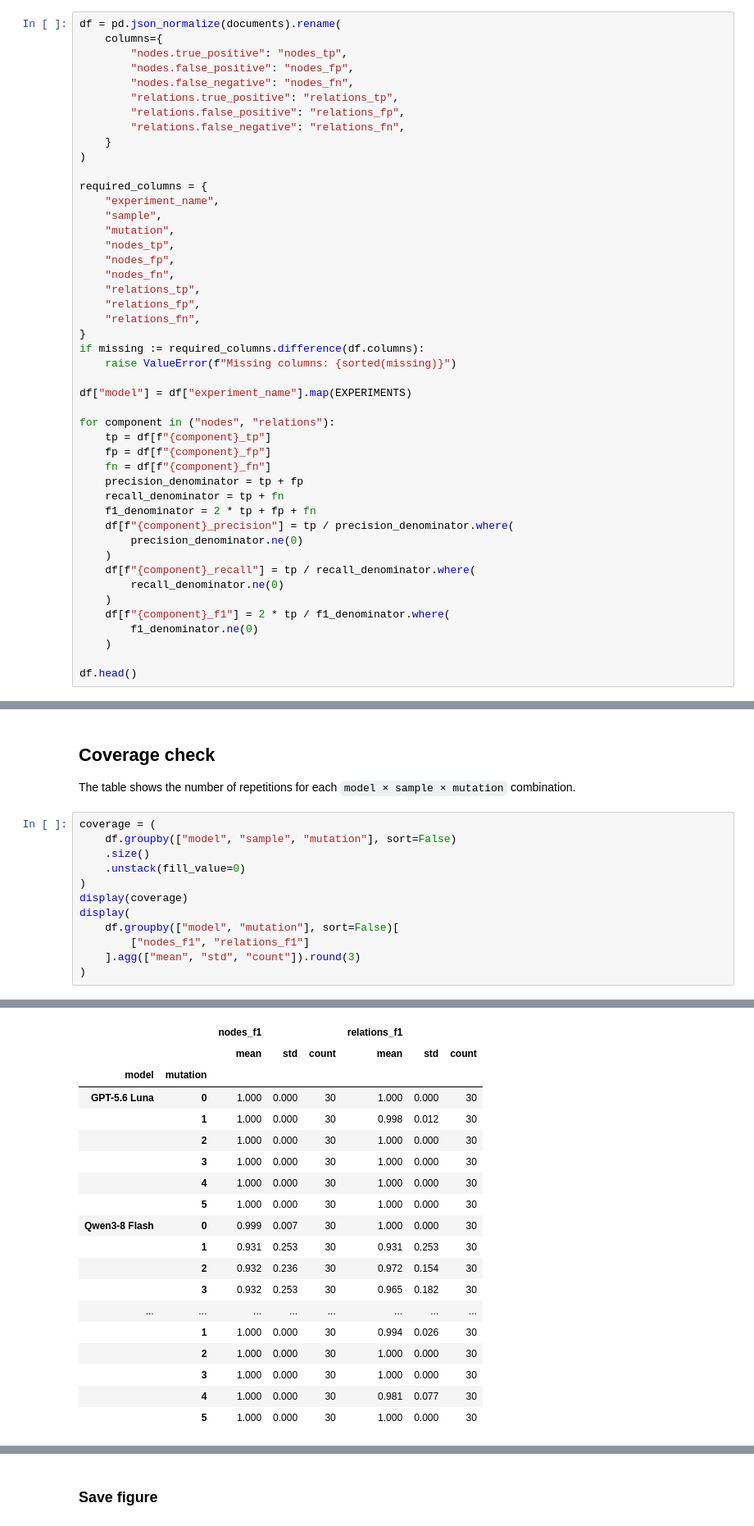
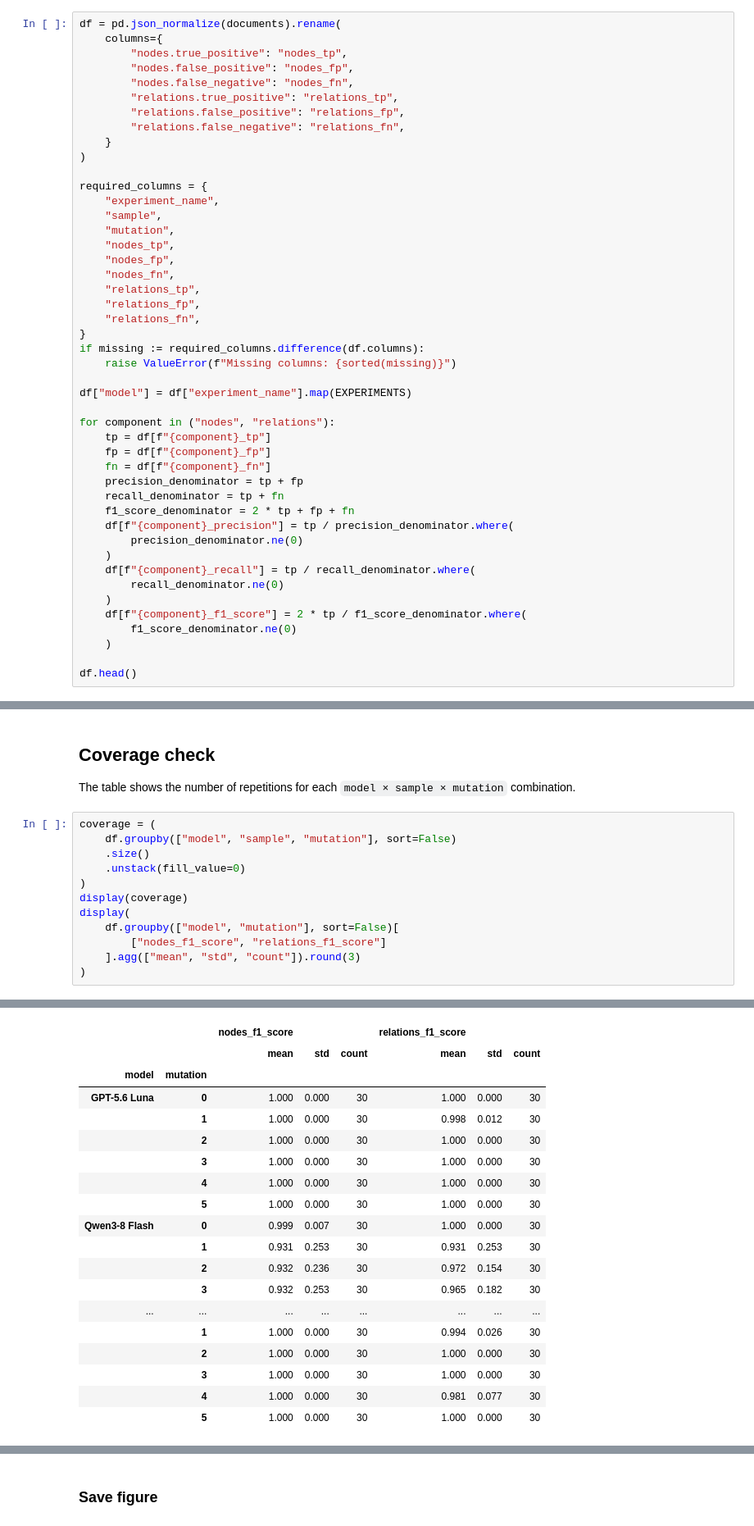
Before and after one commit to turqcacke/llm-uml-ucd-evaluator, a Jupyter notebook: eval/notebooks/01_matching_analysis.ipynb, the cells around one changed output, grey strips where cells are left out. Shown at 82% size. Drawn from its saved outputs; the diff is of its cells as text.

```diff
--- a/eval/notebooks/01_matching_analysis.ipynb
+++ b/eval/notebooks/01_matching_analysis.ipynb
@@ -129,15 +129,15 @@ for component in ("nodes", "relations"):
     fn = df[f"{component}_fn"]
     precision_denominator = tp + fp
     recall_denominator = tp + fn
-    f1_denominator = 2 * tp + fp + fn
+    f1_score_denominator = 2 * tp + fp + fn
     df[f"{component}_precision"] = tp / precision_denominator.where(
         precision_denominator.ne(0)
     )
     df[f"{component}_recall"] = tp / recall_denominator.where(
         recall_denominator.ne(0)
     )
-    df[f"{component}_f1"] = 2 * tp / f1_denominator.where(
-        f1_denominator.ne(0)
+    df[f"{component}_f1_score"] = 2 * tp / f1_score_denominator.where(
+        f1_score_denominator.ne(0)
     )
 
 df.head()
@@ -155,35 +155,35 @@ The table shows the number of repetitions for each `model × sample × mutation`
 # %%
 coverage = (
     df.groupby(["model", "sample", "mutation"], sort=False)
     .size()
     .unstack(fill_value=0)
 )
 display(coverage)
 display(
     df.groupby(["model", "mutation"], sort=False)[
-        ["nodes_f1", "relations_f1"]
+        ["nodes_f1_score", "relations_f1_score"]
     ].agg(["mean", "std", "count"]).round(3)
 )
 # %% [output]
 |  | mutation | 0 | 1 | 2 | 3 | 4 | 5 |
 | model | sample |  |  |  |  |  |  |
 | GPT-5.6 Luna | 1 | 3 | 3 | 3 | 3 | 3 | 3 |
 |  | 2 | 3 | 3 | 3 | 3 | 3 | 3 |
 |  | 3 | 3 | 3 | 3 | 3 | 3 | 3 |
 |  | 4 | 3 | 3 | 3 | 3 | 3 | 3 |
 |  | 5 | 3 | 3 | 3 | 3 | 3 | 3 |
 |  | 6 | 3 | 3 | 3 | 3 | 3 | 3 |
 |  | 7 | 3 | 3 | 3 | 3 | 3 | 3 |
 |  | 8 | 3 | 3 | 3 | 3 | 3 | 3 |
 |  | 9 | 3 | 3 | 3 | 3 | 3 | 3 |
 |  | 10 | 3 | 3 | 3 | 3 | 3 | 3 |
 | ... | ... | ... | ... | ... | ... | ... | ... |
 |  | 6 | 3 | 3 | 3 | 3 | 3 | 3 |
 |  | 7 | 3 | 3 | 3 | 3 | 3 | 3 |
 |  | 8 | 3 | 3 | 3 | 3 | 3 | 3 |
 |  | 9 | 3 | 3 | 3 | 3 | 3 | 3 |
 |  | 10 | 3 | 3 | 3 | 3 | 3 | 3 |
-|  |  | nodes_f1 |  |  | relations_f1 |  |  |
+|  |  | nodes_f1_score |  |  | relations_f1_score |  |  |
 |  |  | mean | std | count | mean | std | count |
 | model | mutation |  |  |  |  |  |  |
 | GPT-5.6 Luna | 0 | 1.000 | 0.000 | 30 | 1.000 | 0.000 | 30 |
```
Also changed, not shown: parts of 6 cells of this notebook, 4 other files.
